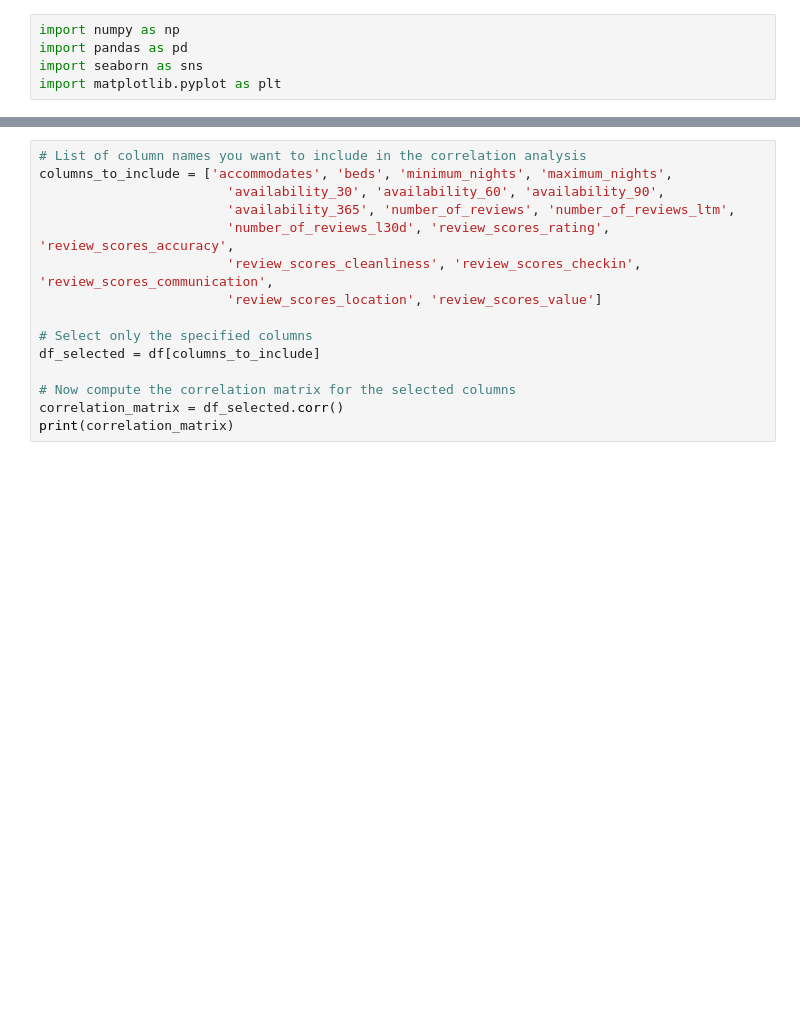
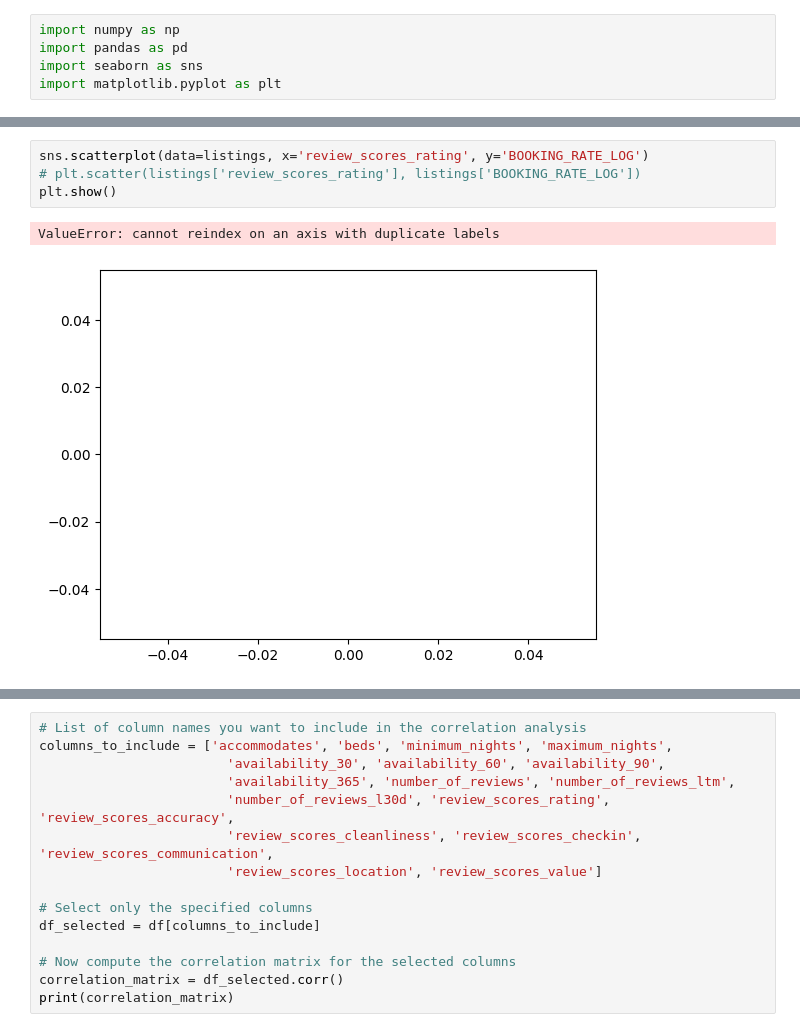
Before and after one commit to Hackyeahh/CISC-351-Group-10, a Jupyter notebook: data-processing.ipynb, the cells around one changed output, grey strips where cells are left out. Saved outputs shown, nothing was run; the diff lists cells and outputs as text; blank space fills up the shorter version.

```diff
--- a/data-processing.ipynb
+++ b/data-processing.ipynb
@@ -84,3 +119,10 @@ visualize_missing_values(listings)
+# %%
+sns.scatterplot(data=listings, x='review_scores_rating', y='BOOKING_RATE_LOG')
+# plt.scatter(listings['review_scores_rating'], listings['BOOKING_RATE_LOG'])
+plt.show()
+# %% [output]
+ValueError: cannot reindex on an axis with duplicate labels
+[figure, added]
 # %%
 #display the first few rows of the df
 print(df.head())
```
Also changed, not shown: parts of 18 cells of this notebook, 2 other files.
